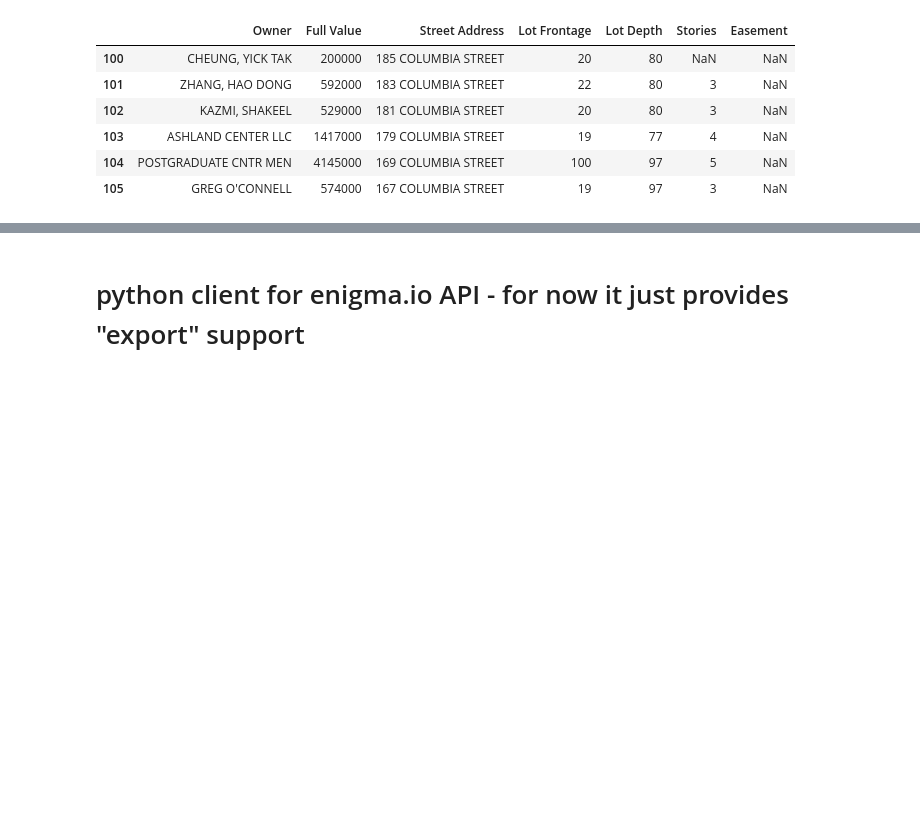
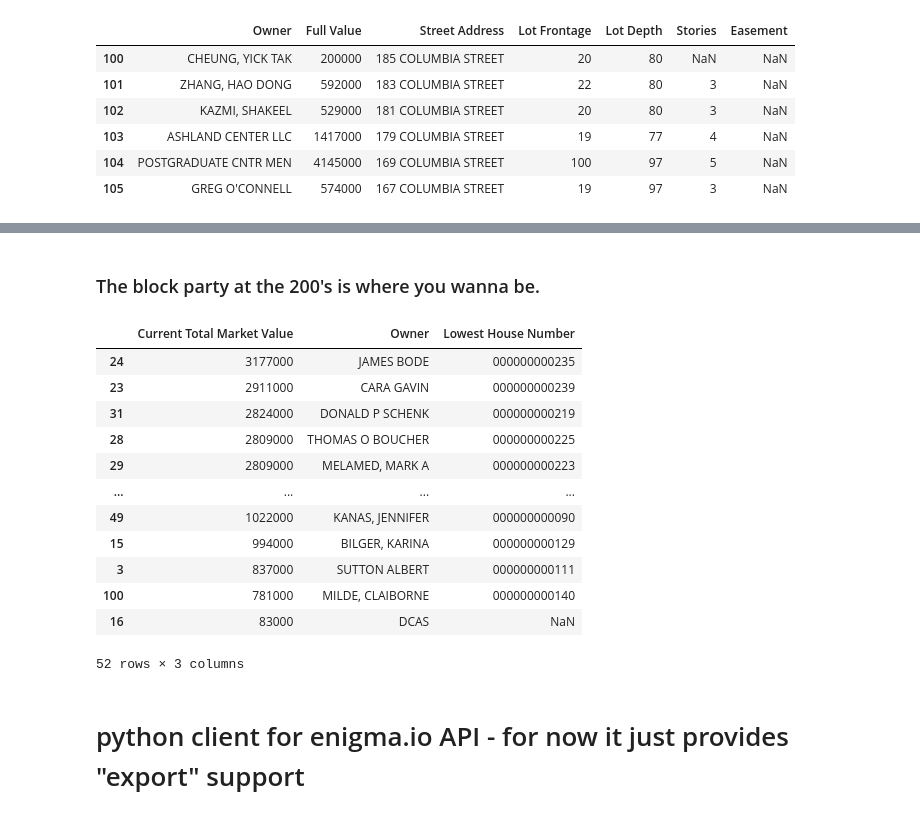
Before and after one commit to jdsketches/data_playground, a Jupyter notebook: nyc_properties.ipynb, the cells around one changed output, grey strips where cells are left out. Cells and saved outputs as stored; diff of their text form; code cells hidden in the pictures; blank space fills up the shorter version.

```diff
--- a/nyc_properties.ipynb
+++ b/nyc_properties.ipynb
@@ -492,3 +525,27 @@ pd.concat([low_val, top_val])
+# %% [markdown]
+### The block party at the 200's is where you wanna be.
+# %%
+df09_zip11231_subcols.columns
+
+kane_std = df09_zip11231_subcols[df09_zip11231_subcols.Street == "KANE STREET"][
+        ["Current Total Market Value", "Owner", "Lowest House Number" ]].\
+        sort_index(by="Current Total Market Value", ascending=False)
+pd.set_option("display.max_rows", 10)
+kane_std
+# %% [output]
+|  | Current Total Market Value | Owner | Lowest House Number |
+| 24 | 3177000 | JAMES BODE | 000000000235 |
+| 23 | 2911000 | CARA GAVIN | 000000000239 |
+| 31 | 2824000 | DONALD P SCHENK | 000000000219 |
+| 28 | 2809000 | THOMAS O BOUCHER | 000000000225 |
+| 29 | 2809000 | MELAMED, MARK A | 000000000223 |
+| ... | ... | ... | ... |
+| 49 | 1022000 | KANAS, JENNIFER | 000000000090 |
+| 15 | 994000 | BILGER, KARINA | 000000000129 |
+| 3 | 837000 | SUTTON ALBERT | 000000000111 |
+| 100 | 781000 | MILDE, CLAIBORNE | 000000000140 |
+| 16 | 83000 | DCAS | NaN |
+52 rows × 3 columns
 # %% [markdown]
 # python client for enigma.io API - for now it just provides "export" support
 # %%
```
Also changed, not shown: parts of 24 cells of this notebook.
